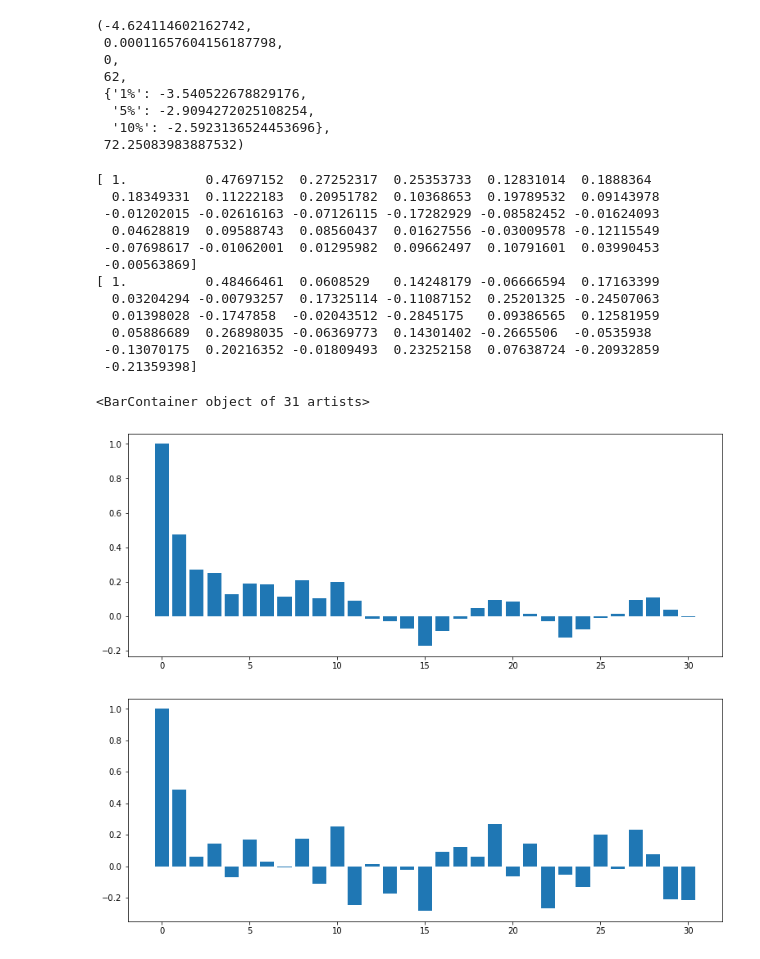
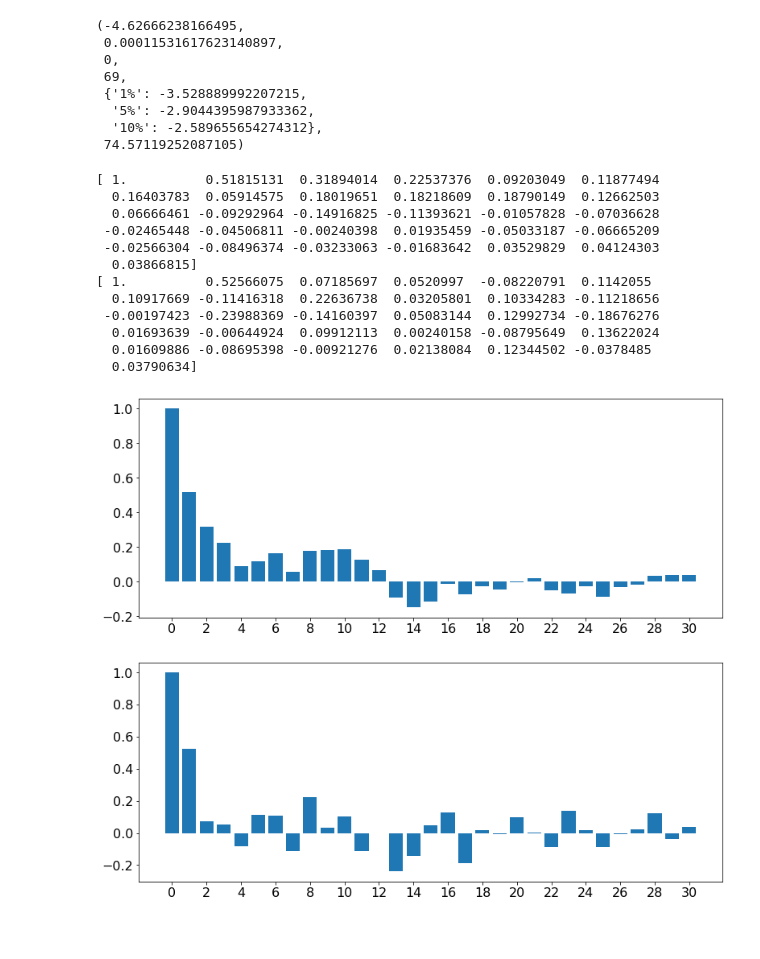
Before and after one commit to webclinic017/marketAnalyzer, a Jupyter notebook: analyzer/notebooks/ARIMA_Models.ipynb, the cells around one changed output. Cells and saved outputs as stored; diff of their text form; code cells hidden in the pictures; blank space fills up the shorter version.

Commit message:
modelo arima

```diff
--- a/analyzer/notebooks/ARIMA_Models.ipynb
+++ b/analyzer/notebooks/ARIMA_Models.ipynb
@@ -16,6 +16,10 @@ getdescriptions=False
 columnas=["netIncome","totalRevenue","stock"]
 columnasPrecios=["Adjusted_close","stock"]
 not_index=True
+tamMinimo=50
+mod=4
+nivel_confianza=0.05
+numberPreds=10
 # %%
 bd=bdStocks.getData()
 precios=bd.getPrizesByExchange(exchange,columnas=columnasPrecios)
@@ -45,7 +49,8 @@ import itertools
 
 sectors=np.unique(fundamentals["sector"])
 dataframeAnalysis=fundamentals.loc[fundamentals["sector"].isin([sectors[-6]])]
-stocks=np.unique(dataframeAnalysis["stock"])
+stocks=[e for e in np.unique(dataframeAnalysis["stock"]) if (dataframeAnalysis.loc[dataframeAnalysis["stock"]==e]).shape[0]>tamMinimo]
+print(stocks)
 stocks=iter(stocks)
 dataframeAnalysis.shape
 # %% [output]
@@ -53,10 +59,12 @@ dataframeAnalysis.shape
 # %%
 stock=next(stocks)
+print("Stock %s"%stock)
 column="netIncome"
 data=dataframeAnalysis.loc[dataframeAnalysis["stock"]==stock,["fecha",column]]
 data.set_index("fecha",inplace=True,drop=True)
 print(data.shape)
-data=data.dropna()/1000000
+data=data.fillna(method='ffill')/1000000
+data=data.dropna()
 graficos.linearplot(data,stock+" "+column,False,column)
-data
+graficos.linearplot(data.pct_change(),stock+" "+column,False,column)
 # %% [output]
@@ -92,5 +84,6 @@ data1=(data).applymap(lambda x:(boxcox(0,x)))
 graficos.linearplot(data1,stock+" "+column,False,column)
 graficos.linearplot(data1.transform(lambda x:x.pct_change()),stock+" "+column,False,column)
 print(minimo)
+serie=data1[column]
 # %% [output]
 -39.05
@@ -100,46 +93,42 @@ print(minimo)
 # %%
 from statsmodels.tsa.stattools import adfuller
 #la hipotesis nula es que hay raiz unitaria
-adf=adfuller(data1[column],maxlag=1)
+adf=adfuller(serie,maxlag=1)
 adf
 # %% [output]
-(-4.624114602162742,
- 0.00011657604156187798,
+(-4.62666238166495,
+ 0.00011531617623140897,
  0,
- 62,
- {'1%': -3.540522678829176,
-  '5%': -2.9094272025108254,
-  '10%': -2.5923136524453696},
- 72.25083983887532)
+ 69,
+ {'1%': -3.528889992207215,
+  '5%': -2.9044395987933362,
+  '10%': -2.589655654274312},
+ 74.57119252087105)
 # %%
 nlags=30
+diferenciacion=0
 from statsmodels.tsa.stattools import acf
-corr=acf(data1[column],nlags=nlags)
+corr=acf(serie,nlags=nlags)
 from statsmodels.tsa.stattools import pacf
 from statsmodels.tsa.stattools import acf
-pcorr=pacf(data1[column],nlags=nlags)
+pcorr=pacf(serie,nlags=nlags)
 print(corr)
 print(pcorr)
 from  statsmodels.tsa.stattools import arma_order_select_ic  as select_order
-modelo=select_order(data1[column])
-import matplotlib.pyplot as plt
-fig=plt.figure(figsize=(13,5))
-plt.bar(range(len(corr)),corr)
-fig=plt.figure(figsize=(13,5))
-plt.bar(range(len(pcorr)),pcorr)
+modelo=select_order(serie)
+graficos.correlograma(corr,pcorr)
 # %% [output]
-[ 1.          0.47697152  0.27252317  0.25353733  0.12831014  0.1888364
-  0.18349331  0.11222183  0.20951782  0.10368653  0.19789532  0.09143978
- -0.01202015 -0.02616163 -0.07126115 -0.17282929 -0.08582452 -0.01624093
-  0.04628819  0.09588743  0.08560437  0.01627556 -0.03009578 -0.12115549
- -0.07698617 -0.01062001  0.01295982  0.09662497  0.10791601  0.03990453
- -0.00563869]
-[ 1.          0.48466461  0.0608529   0.14248179 -0.06666594  0.17163399
-  0.03204294 -0.00793257  0.17325114 -0.11087152  0.25201325 -0.24507063
-  0.01398028 -0.1747858  -0.02043512 -0.2845175   0.09386565  0.12581959
-  0.05886689  0.26898035 -0.06369773  0.14301402 -0.2665506  -0.0535938
- -0.13070175  0.20216352 -0.01809493  0.23252158  0.07638724 -0.20932859
- -0.21359398]
+[ 1.          0.51815131  0.31894014  0.22537376  0.09203049  0.11877494
+  0.16403783  0.05914575  0.18019651  0.18218609  0.18790149  0.12662503
+  0.06666461 -0.09292964 -0.14916825 -0.11393621 -0.01057828 -0.07036628
+ -0.02465448 -0.04506811 -0.00240398  0.01935459 -0.05033187 -0.06665209
+ -0.02566304 -0.08496374 -0.03233063 -0.01683642  0.03529829  0.04124303
+  0.03866815]
+[ 1.          0.52566075  0.07185697  0.0520997  -0.08220791  0.1142055
+  0.10917669 -0.11416318  0.22636738  0.03205801  0.10334283 -0.11218656
+ -0.00197423 -0.23988369 -0.14160397  0.05083144  0.12992734 -0.18676276
+  0.01693639 -0.00644924  0.09912113  0.00240158 -0.08795649  0.13622024
+  0.01609886 -0.08695398 -0.00921276  0.02138084  0.12344502 -0.0378485
+  0.03790634]
-<BarContainer object of 31 artists>
-[figure, old version]
+[figure, new version]
-[figure, old version]
+[figure, new version]
```
Also changed, not shown: parts of 15 cells of this notebook, 1 other file.
